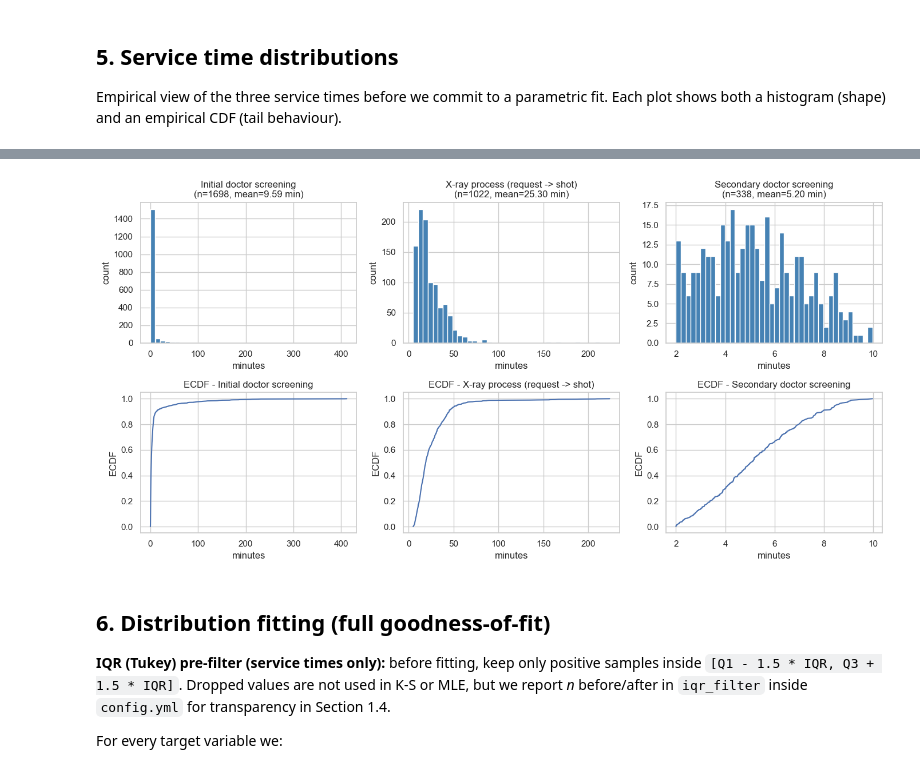
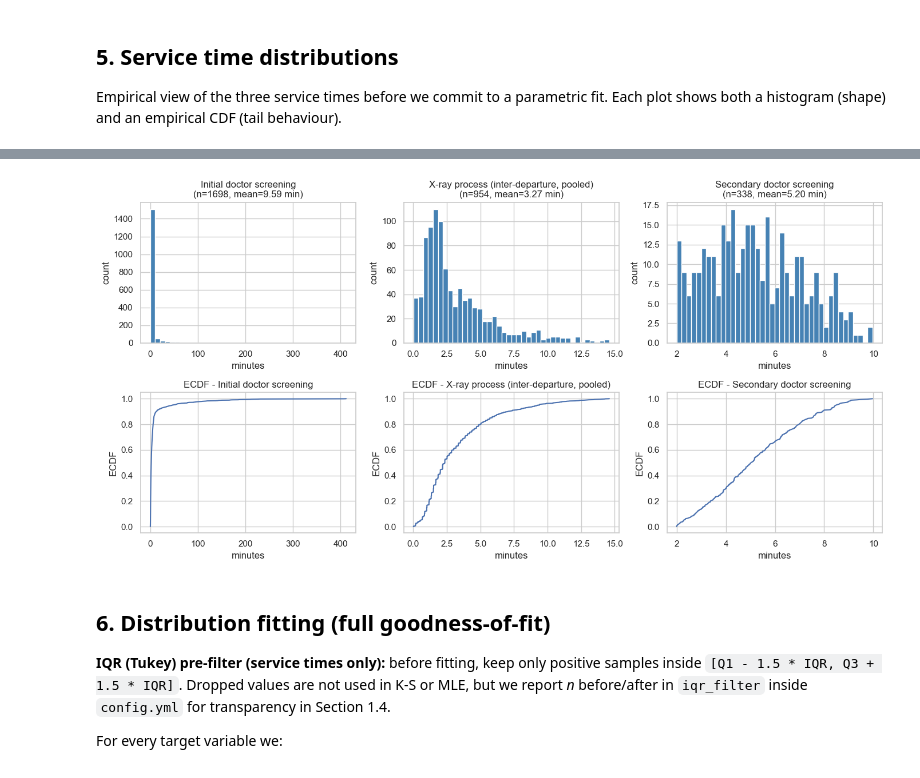
Before and after one commit to yilmazta/Simulation, a Jupyter notebook: analysis.ipynb, the cells around one changed output, grey strips where cells are left out. Drawn from its saved outputs; the diff is of its cells as text; code cells hidden in the pictures.

```diff
--- a/analysis.ipynb
+++ b/analysis.ipynb
@@ -305,12 +305,22 @@ Per-department probability that a patient is sent to the X-ray room (measured as
 routing = dp.compute_routing_probabilities(df)
 routing.to_csv(OUT_DIR / "routing_probs.csv")
 
-fig, ax = plt.subplots(figsize=(10, 5))
-routing.head(15)["xray_probability"].plot(kind="barh", ax=ax)
-ax.invert_yaxis()
-ax.set_xlabel("P(X-ray | department)")
-ax.set_title("Routing: X-ray probability per department (top 15 by visit count)")
-ax.set_xlim(0, 1)
+fig, axes = plt.subplots(1, 2, figsize=(14, 5))
+
+routing.head(15)["xray_probability"].plot(kind="barh", ax=axes[0])
+axes[0].invert_yaxis()
+axes[0].set_xlabel("P(X-ray | department)")
+axes[0].set_title("X-ray probability per department (top 15)")
+axes[0].set_xlim(0, 1)
+
+split_df = routing.head(15)[["prob_standing", "prob_laying"]].fillna(0)
+split_df.plot(kind="barh", stacked=True, ax=axes[1], color=["#4c72b0", "#dd8452"])
+axes[1].invert_yaxis()
+axes[1].set_xlabel("P(room | X-ray)")
+axes[1].set_title("X-ray room split: standing (031) vs laying (032)")
+axes[1].set_xlim(0, 1)
+axes[1].legend(loc="lower right")
+
 fig.tight_layout()
 fig.savefig(OUT_DIR / "routing_probabilities.png", dpi=150)
 plt.show()
@@ -334,27 +401,34 @@ Empirical view of the three service times before we commit to a parametric fit.
 # %%
 service_vars = {
     "initial_screening_time": "Initial doctor screening",
-    "xray_wait_time": "X-ray process (request -> shot)",
+    "secondary_screening_time": "Secondary doctor screening",
+}
+
+service_samples_raw = {col: df[col].dropna().to_numpy() for col in service_vars}
+service_samples_raw["xray_service"] = xray_service_pooled
+service_titles = {
+    "initial_screening_time": "Initial doctor screening",
+    "xray_service": "X-ray process (inter-departure, pooled)",
     "secondary_screening_time": "Secondary doctor screening",
 }
 
 fig, axes = plt.subplots(2, 3, figsize=(14, 7))
-for ax_hist, ax_ecdf, (col, title) in zip(axes[0], axes[1], service_vars.items()):
-    samples = df[col].dropna().to_numpy()
+for ax_hist, ax_ecdf, (key, title) in zip(axes[0], axes[1], service_titles.items()):
+    samples = service_samples_raw[key]
     ax_hist.hist(samples, bins=40, color="steelblue", edgecolor="white")
     ax_hist.set_title(f"{title}\n(n={len(samples)}, mean={samples.mean():.2f} min)")
     ax_hist.set_xlabel("minutes")
     ax_hist.set_ylabel("count")
     sorted_s = np.sort(samples)
     ax_ecdf.plot(sorted_s, np.linspace(0, 1, len(sorted_s)))
     ax_ecdf.set_xlabel("minutes")
     ax_ecdf.set_ylabel("ECDF")
     ax_ecdf.set_title(f"ECDF - {title}")
 fig.tight_layout()
 fig.savefig(OUT_DIR / "service_time_distributions.png", dpi=150)
 plt.show()
 # %% [output]
-[figure, old version]
+[figure, new version]
 # %% [markdown]
 ## 6. Distribution fitting (full goodness-of-fit)
 
```
Also changed, not shown: parts of 7 cells of this notebook, 12 other files.
